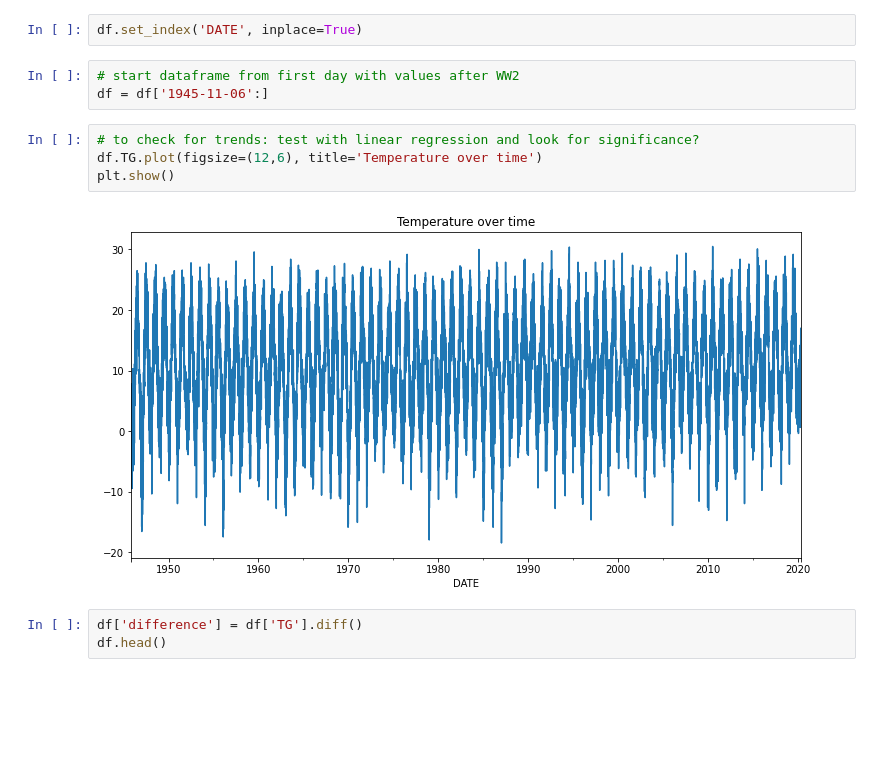
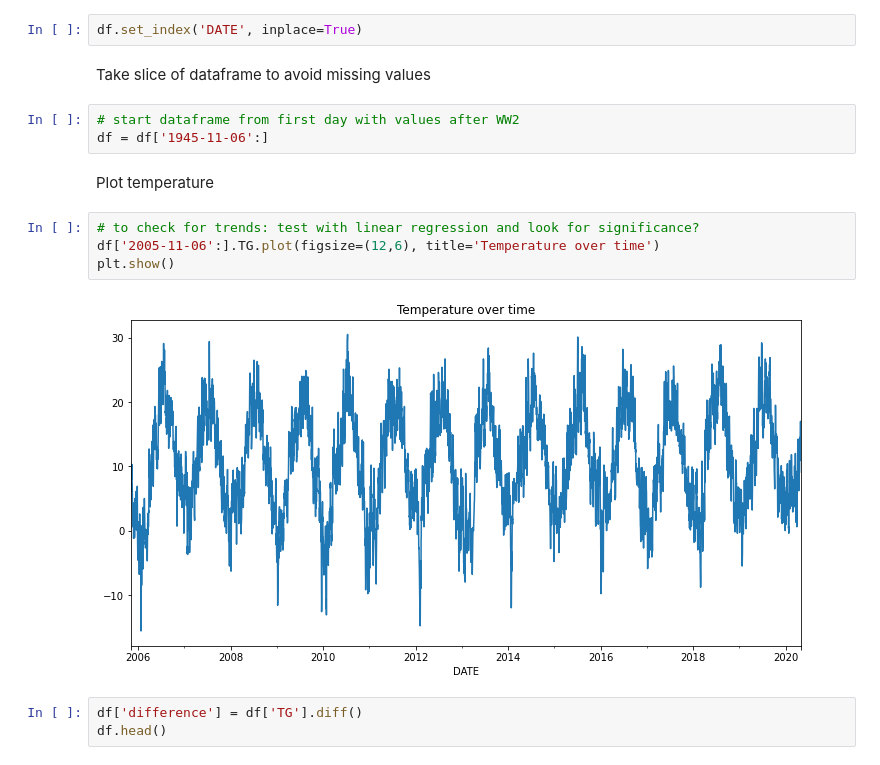
Before and after one commit to senzelden/projects, a Jupyter notebook: week_05/weather_berlin_tempelhof.ipynb, the cells around one changed output. Drawn from its saved outputs; the diff is of its cells as text; blank space fills up the shorter version.

```diff
--- a/week_05/weather_berlin_tempelhof.ipynb
+++ b/week_05/weather_berlin_tempelhof.ipynb
@@ -31,15 +37,19 @@ df['TG'] = df['TG'] / 10
 df['DATE'] = pd.to_datetime(df['DATE'], format="%Y%m%d")
 # %%
 df.set_index('DATE', inplace=True)
+# %% [markdown]
+Take slice of dataframe to avoid missing values
 # %%
 # start dataframe from first day with values after WW2
 df = df['1945-11-06':]
+# %% [markdown]
+Plot temperature
 # %%
 # to check for trends: test with linear regression and look for significance?
-df.TG.plot(figsize=(12,6), title='Temperature over time')
+df['2005-11-06':].TG.plot(figsize=(12,6), title='Temperature over time')
 plt.show()
 # %% [output]
-[figure, old version]
+[figure, new version]
 # %%
 df['difference'] = df['TG'].diff()
 df.head()
```
Also changed, not shown: parts of 22 cells of this notebook.
